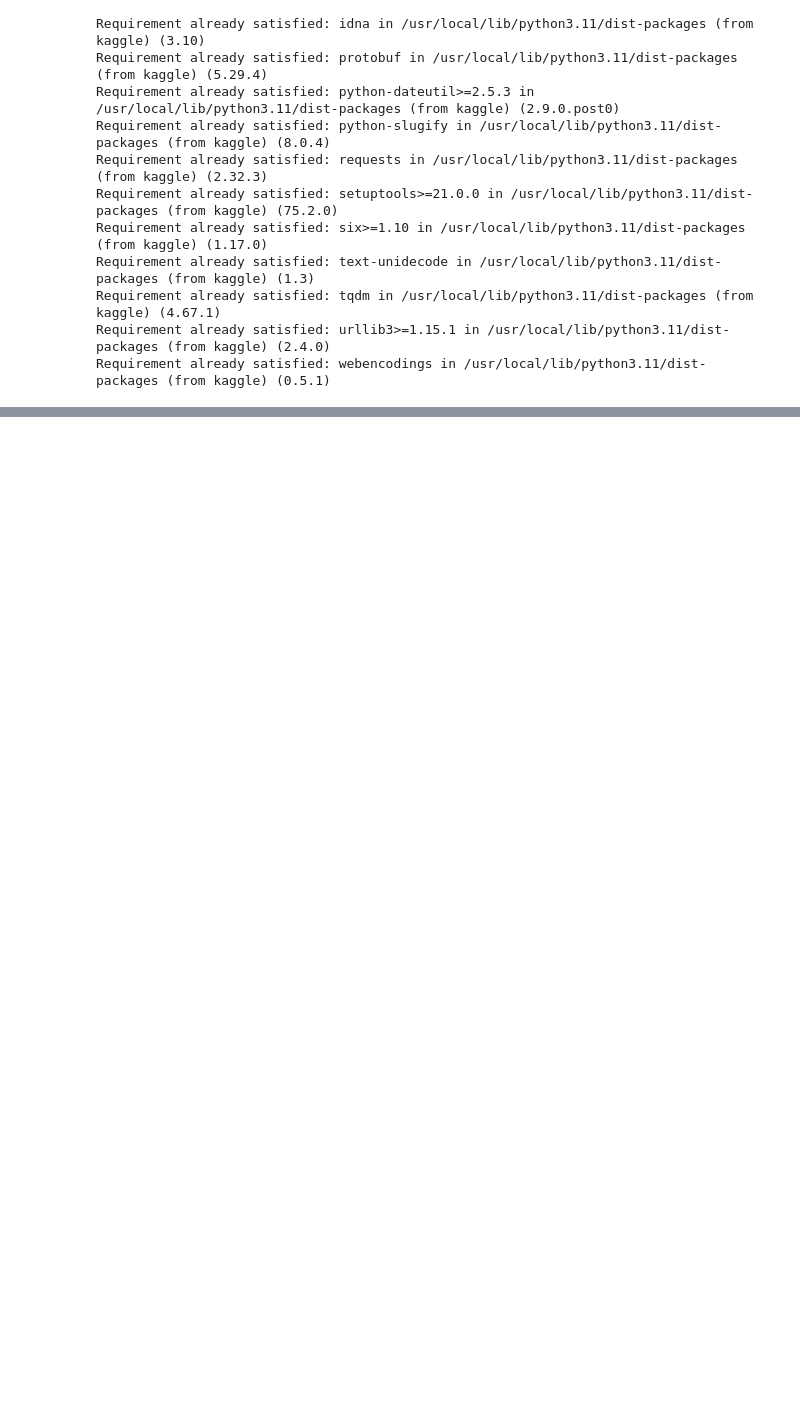
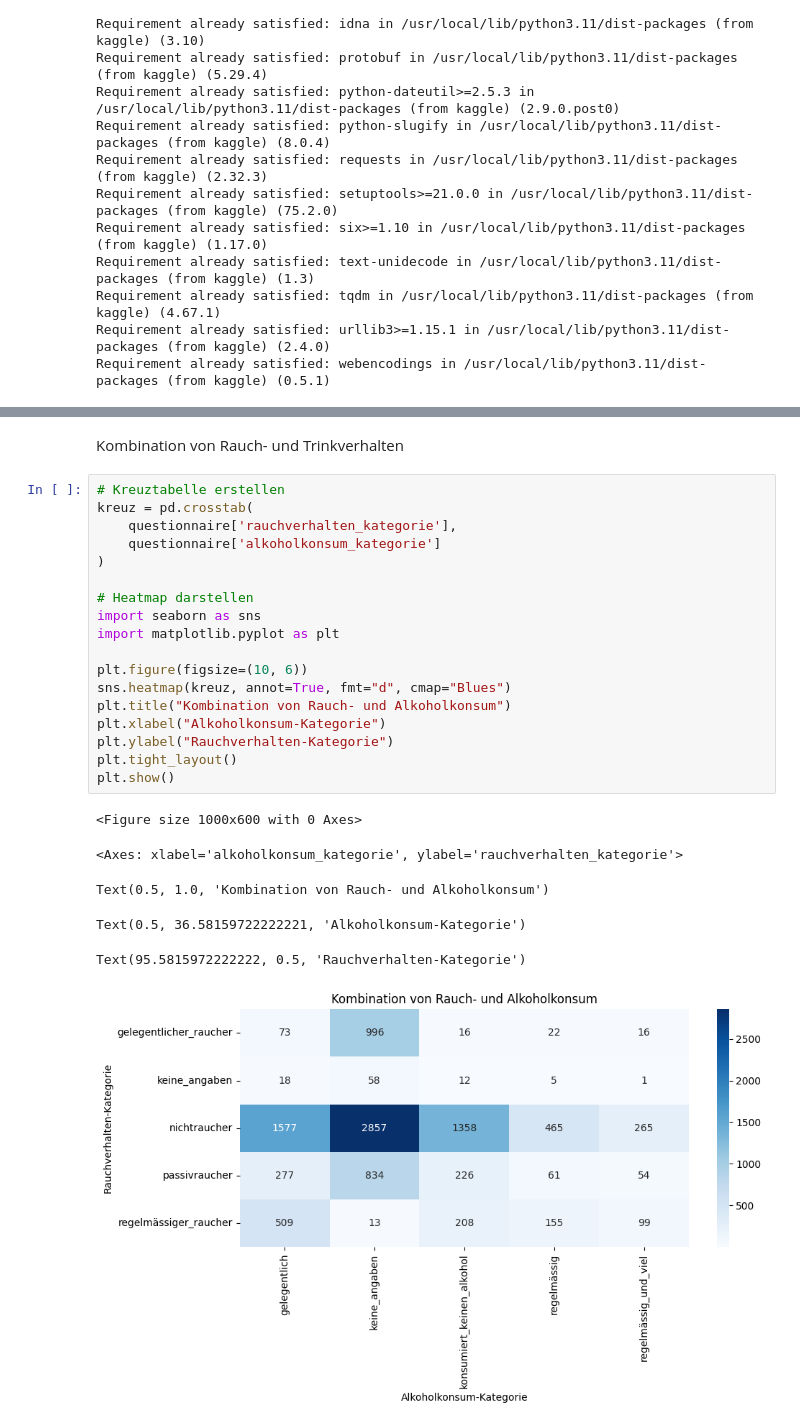
Before and after one commit to SheKJana/first-own-repository, a Jupyter notebook: Nach_KAQs.ipynb, the cells around one changed output, grey strips where cells are left out. Saved outputs shown, nothing was run; the diff lists cells and outputs as text; blank space fills up the shorter version.

```diff
--- a/Nach_KAQs.ipynb
+++ b/Nach_KAQs.ipynb
@@ -327,0 +460,27 @@ questionnaire[["SEQN", "rauchverhalten_kategorie", "alkoholkonsum_kategorie"]].h
+# %% [markdown]
+Kombination von Rauch- und Trinkverhalten
+# %%
+# Kreuztabelle erstellen
+kreuz = pd.crosstab(
+    questionnaire['rauchverhalten_kategorie'],
+    questionnaire['alkoholkonsum_kategorie']
+)
+
+# Heatmap darstellen
+import seaborn as sns
+import matplotlib.pyplot as plt
+
+plt.figure(figsize=(10, 6))
+sns.heatmap(kreuz, annot=True, fmt="d", cmap="Blues")
+plt.title("Kombination von Rauch- und Alkoholkonsum")
+plt.xlabel("Alkoholkonsum-Kategorie")
+plt.ylabel("Rauchverhalten-Kategorie")
+plt.tight_layout()
+plt.show()
+# %% [output]
+<Figure size 1000x600 with 0 Axes>
+<Axes: xlabel='alkoholkonsum_kategorie', ylabel='rauchverhalten_kategorie'>
+Text(0.5, 1.0, 'Kombination von Rauch- und Alkoholkonsum')
+Text(0.5, 36.58159722222221, 'Alkoholkonsum-Kategorie')
+Text(95.5815972222222, 0.5, 'Rauchverhalten-Kategorie')
+[figure, added]
```
Also changed, not shown: parts of 23 cells of this notebook.
